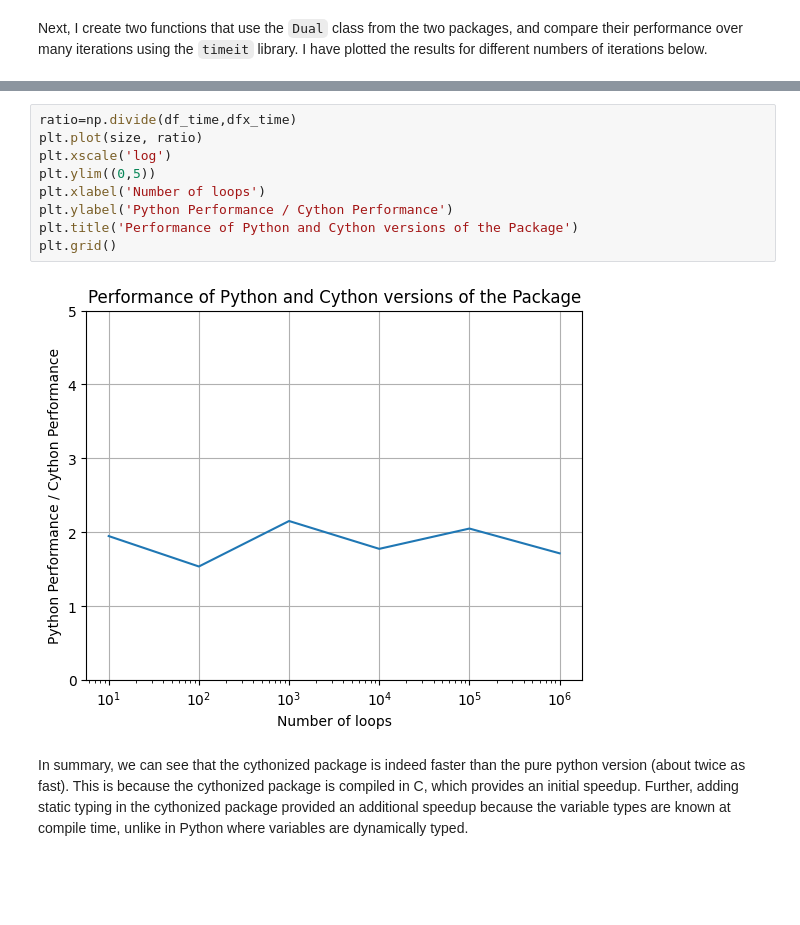
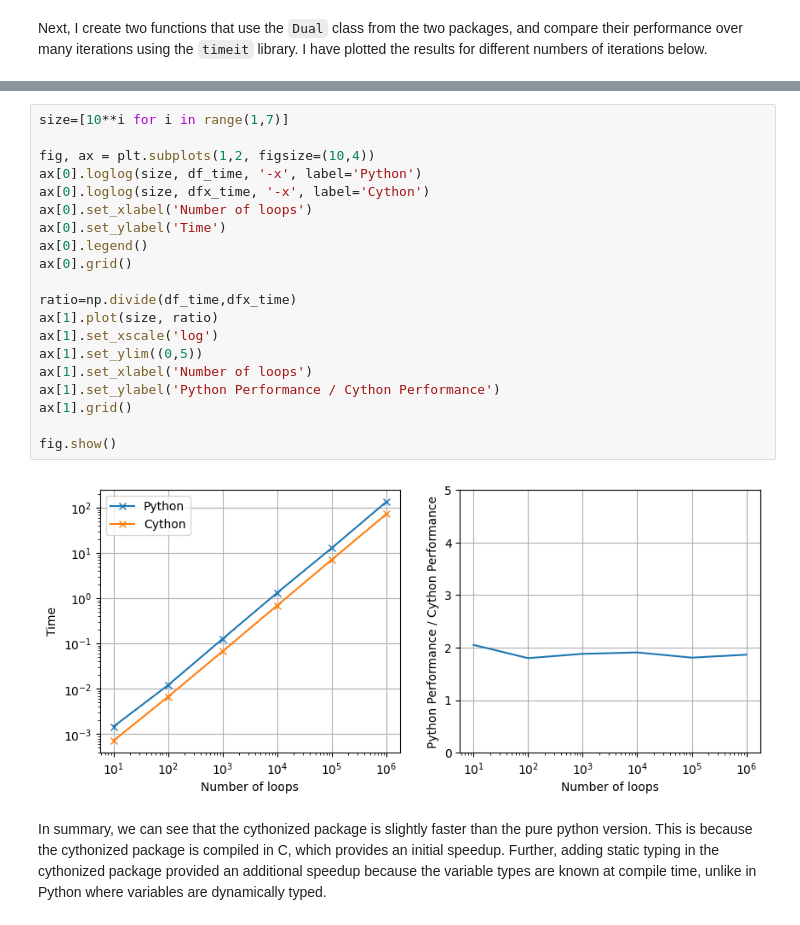
Before and after one commit to Fayzan03/C1_Coursework, a Jupyter notebook: docs/Tutorial/dual_autodiff.ipynb, the cells around one changed output, grey strips where cells are left out. Saved outputs shown, nothing was run; the diff lists cells and outputs as text; blank space fills up the shorter version.

```diff
--- a/docs/Tutorial/dual_autodiff.ipynb
+++ b/docs/Tutorial/dual_autodiff.ipynb
@@ -274,13 +259,24 @@ plt.grid()
-# %%
-ratio=np.divide(df_time,dfx_time)
-plt.plot(size, ratio)
-plt.xscale('log')
-plt.ylim((0,5))
-plt.xlabel('Number of loops')
-plt.ylabel('Python Performance / Cython Performance')
-plt.title('Performance of Python and Cython versions of the Package')
-plt.grid()
-# %% [output]
-[figure, removed]
+# %%
+size=[10**i for i in range(1,7)]
+
+fig, ax = plt.subplots(1,2, figsize=(10,4))
+ax[0].loglog(size, df_time, '-x', label='Python')
+ax[0].loglog(size, dfx_time, '-x', label='Cython')
+ax[0].set_xlabel('Number of loops')
+ax[0].set_ylabel('Time')
+ax[0].legend()
+ax[0].grid()
+
+ratio=np.divide(df_time,dfx_time)
+ax[1].plot(size, ratio)
+ax[1].set_xscale('log')
+ax[1].set_ylim((0,5))
+ax[1].set_xlabel('Number of loops')
+ax[1].set_ylabel('Python Performance / Cython Performance')
+ax[1].grid()
+
+fig.show()
+# %% [output]
+[figure, added]
 # %% [markdown]
-In summary, we can see that the cythonized package is indeed faster than the pure python version (about twice as fast). This is because the cythonized package is compiled in C, which provides an initial speedup. Further, adding static typing in the cythonized package provided an additional speedup because the variable types are known at compile time, unlike in Python where variables are dynamically typed.
+In summary, we can see that the cythonized package is slightly faster than the pure python version. This is because the cythonized package is compiled in C, which provides an initial speedup. Further, adding static typing in the cythonized package provided an additional speedup because the variable types are known at compile time, unlike in Python where variables are dynamically typed.
```
Also changed, not shown: parts of 8 cells of this notebook, 20 other files.
